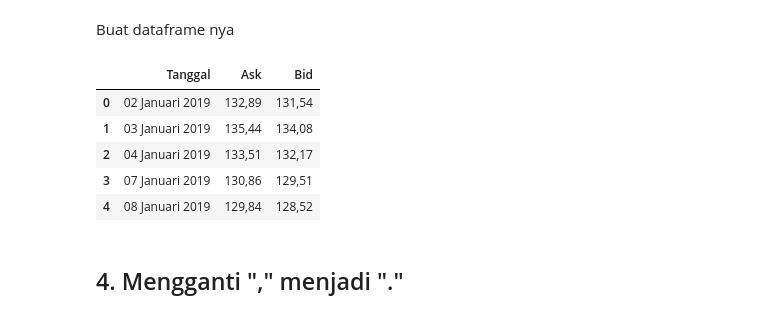
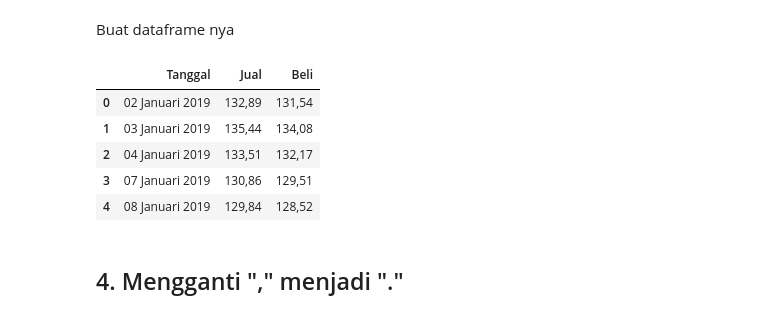
Before and after one commit to alfadodhusi/webscrapping, a Jupyter notebook: webscrapping.ipynb, the cells around one changed output. Cells and saved outputs as stored; diff of their text form; code cells hidden in the pictures.

```diff
--- a/webscrapping.ipynb
+++ b/webscrapping.ipynb
@@ -65,15 +65,15 @@ for i in range(1, len(tr)):
     tanggal = row.find_all('td')[0].text
     tanggal = tanggal.strip() #for removing the excess whitespace
 
-    #get ask
-    ask = row.find_all('td')[1].text
-    ask = ask.strip() #for removing the excess whitespace
+    #get jual
+    jual = row.find_all('td')[1].text
+    jual = jual.strip() #for removing the excess whitespace
 
-    #get bid
-    bid = row.find_all('td')[2].text
-    bid = bid.strip()
+    #get beli
+    beli = row.find_all('td')[2].text
+    beli = beli.strip()
 
-    temp.append((tanggal,ask,bid))
+    temp.append((tanggal,jual,beli))
 
 temp
 # %% [output]
@@ -103,10 +103,10 @@ temp = temp [::-1]
 # %% [markdown]
 Buat dataframe nya
 # %%
-df = pd.DataFrame(temp, columns = ('Tanggal','Ask','Bid'))
+df = pd.DataFrame(temp, columns = ('Tanggal','Jual','Beli'))
 df.head()
 # %% [output]
-|  | Tanggal | Ask | Bid |
+|  | Tanggal | Jual | Beli |
 | 0 | 02 Januari 2019 | 132,89 | 131,54 |
 | 1 | 03 Januari 2019 | 135,44 | 134,08 |
 | 2 | 04 Januari 2019 | 133,51 | 132,17 |
```
Also changed, not shown: parts of 7 cells of this notebook.
